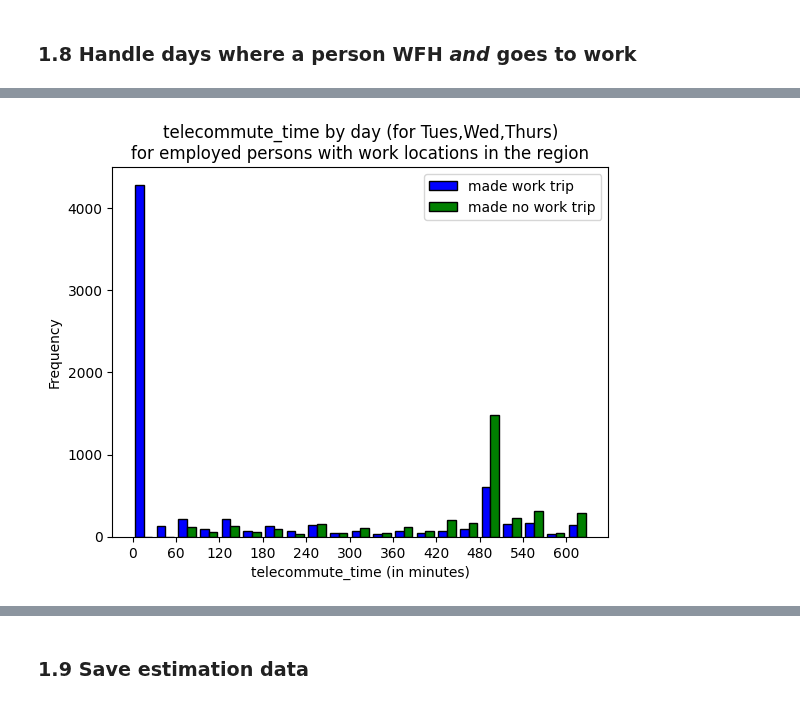
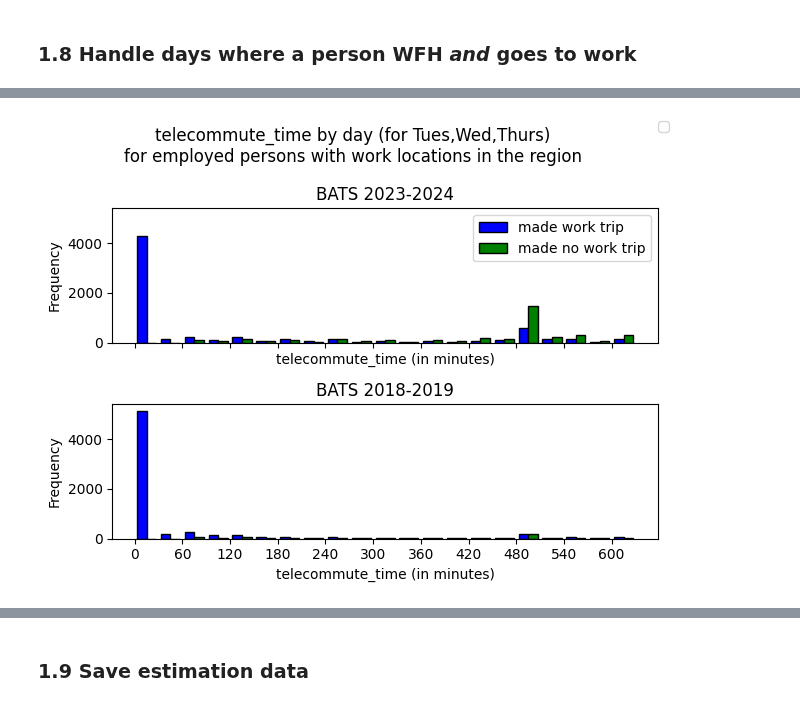
Before and after one commit to BayAreaMetro/travel-model-one, a Jupyter notebook: utilities/telecommute/estimate_WFH_from_BATS2023.ipynb, the cells around one changed output, grey strips where cells are left out. Cells and saved outputs as stored; diff of their text form; code cells hidden in the pictures.

```diff
--- a/utilities/telecommute/estimate_WFH_from_BATS2023.ipynb
+++ b/utilities/telecommute/estimate_WFH_from_BATS2023.ipynb
@@ -29,8 +31,11 @@ BOX_ROOT_DIR = pathlib.Path("C:/Users") / os.environ['USERNAME'] / "Box"
 if (os.environ['USERNAME'] == 'lzorn'):
     BOX_ROOT_DIR = pathlib.Path("E:/Box")
 
-BATS_DATA_DIR = BOX_ROOT_DIR / "Modeling and Surveys" / "Surveys" / "Travel Diary Survey" / "Biennial Travel Diary Survey" / \
+BATS_2023_DATA_DIR = BOX_ROOT_DIR / "Modeling and Surveys" / "Surveys" / "Travel Diary Survey" / "Biennial Travel Diary Survey" / \
     "MTC_RSG_Partner Repository" / "5.Deliverables" / "Task 10 - Final Weighted and Expanded Data Files" / "WeightedDataset_11272024"
+
+BATS_2019_DATA_DIR = pathlib.Path("M:\\Data\\HomeInterview\\Bay Area Travel Study 2018-2019\\Data\\" \
+    "Final Version with Imputations\\Final Updated Dataset as of 10-18-2021\\RSG_HTS_Oct2021_bayarea")
 # %% [markdown]
 ### 1.1 Read households data for household income, home location
 # %%
@@ -320,7 +383,7 @@ Filtering out NaN industry:
 bats_persons = pd.merge(
     left=bats_persons,
     right=bats_hhlds,
-    on=['hh_id'],
+    on=['hh_id','survey_year'],
     how='left',
     validate='many_to_one',
     indicator=True
@@ -338,9 +401,9 @@ bats_persons['work_loc_is_home_loc'] = False
 bats_persons.loc[(bats_persons.work_lon == bats_persons.home_lon) &
                  (bats_persons.work_lat == bats_persons.home_lat),
                  'work_loc_is_home_loc'] = True
-print(f"bats_persons['work_loc_is_home_loc'].value_counts()=\n{bats_persons['work_loc_is_home_loc'].value_counts()}")
+print(f"bats_persons[['survey_year','work_loc_is_home_loc']].value_counts()=\n{bats_persons[['survey_year','work_loc_is_home_loc']].value_counts()}")
 
-print("\nFiltering to: work_loc_is_home_loc==False")
-bats_persons = bats_persons.loc[bats_persons.work_loc_is_home_loc==False]
-print(f" => {len(bats_persons):,} rows")
+print("\nFiltering to: work_loc_is_home_loc==False =>")
+bats_persons = bats_persons.loc[bats_persons.work_loc_is_home_loc==False].reset_index(drop=True)
+print(f"{bats_persons['survey_year'].value_counts()}")
 # %% [output]
@@ -546,9 +690,10 @@ dtype: object
 bats_day = pd.merge(
     left=bats_day,
     right=bats_trip,
-    on=['hh_id','person_id','day_num'],
+    on=['survey_year','hh_id','person_id','day_num'],
     how='inner',
     validate='one_to_one'
 )
-print(f"After merging with trips data (which removes days which are not complete), bats_day has {len(bats_day):,} rows")
+print(f"After merging with trips data (which removes days which are not complete), bats_day:")
+print(f"{bats_day['survey_year'].value_counts()}")
 # %% [output]
@@ -561,27 +710,50 @@ bats_day.head()
 # TODO: I'm requiring telecommute_minutes >= 60 to count as working
 MIN_WORK_TIME = 60
 
-print("\nFiltering to (telecommute > 0) OR (made_work_trip==1)")
-bats_day = bats_day.loc[(bats_day.telecommute_time >= MIN_WORK_TIME)|(bats_day.made_work_trip==1)]
-print(f" => {len(bats_day):,} rows")
+print("\nFiltering to (telecommute > 0) OR (made_work_trip==1) =>")
+bats_day = bats_day.loc[(bats_day.telecommute_time >= MIN_WORK_TIME)|(bats_day.made_work_trip==1)].reset_index(drop=True)
+print(f"{bats_day['survey_year'].value_counts(dropna=False)}")
 
 # Plot telecommute_time distribution by made_work_trip
-plt.hist([bats_day.loc[bats_day.made_work_trip==1]['telecommute_time'],
-          bats_day.loc[bats_day.made_work_trip==0]['telecommute_time']],
-         bins=list(range(0,660,30)),
-         color=['blue','green'],
-         label=['made work trip','made no work trip'],
-         edgecolor='black')
-plt.title('telecommute_time by day (for Tues,Wed,Thurs)\nfor employed persons with work locations in the region')
-plt.xlabel('telecommute_time (in minutes)')
-plt.xticks(list(range(0,660,60)))
-plt.ylabel('Frequency')
-plt.legend()
+fig, axs = plt.subplots(2, 1, sharex=True, sharey=True)
+fig.suptitle('telecommute_time by day (for Tues,Wed,Thurs)\nfor employed persons with work locations in the region')
+fig.legend()
+# 2023
+axs[0].hist([
+        bats_day.loc[(bats_day.made_work_trip==1)&(bats_day.survey_year==2023)]['telecommute_time'],
+        bats_day.loc[(bats_day.made_work_trip==0)&(bats_day.survey_year==2023)]['telecommute_time']
+    ],
+    bins=list(range(0,660,30)),
+    color=['blue','green'],
+    label=['made work trip','made no work trip'],
+    edgecolor='black')
+axs[0].set_title('BATS 2023-2024')
+axs[0].set_xlabel('telecommute_time (in minutes)')
+axs[0].set_xticks(list(range(0,660,60)))
+axs[0].set_ylabel('Frequency')
+axs[0].legend(loc="upper right")
+
+# 2019
+axs[1].hist([
+        bats_day.loc[(bats_day.made_work_trip==1)&(bats_day.survey_year==2019)]['telecommute_time'],
+        bats_day.loc[(bats_day.made_work_trip==0)&(bats_day.survey_year==2019)]['telecommute_time']
+    ],
+    bins=list(range(0,660,30)),
+    color=['blue','green'],
+    label=['made work trip','made no work trip'],
+    edgecolor='black')
+axs[1].set_title('BATS 2018-2019')
+axs[1].set_xlabel('telecommute_time (in minutes)')
+axs[1].set_xticks(list(range(0,660,60)))
+axs[1].set_ylabel('Frequency')
+
+plt.tight_layout()
 plt.show()
+
 
 bats_day['wfh'] = 0
 bats_day.loc[bats_day.telecommute_time > 0, 'wfh'] = 1
-print(f"\nwfh vs goes to work:\n{bats_day[['wfh','made_work_trip']].value_counts(dropna=False)}")
+print(f"\nwfh vs goes to work:\n{bats_day[['survey_year','wfh','made_work_trip']].value_counts(dropna=False)}")
 
 
 #######################
@@ -595,7 +767,7 @@ print(f"\nwfh vs goes to work:\n{bats_day[['wfh','made_work_trip']].value_counts
 
 # if they made a work trip, change wfh to 0
 bats_day.loc[ (bats_day.made_work_trip==1) & (bats_day.wfh == 1), 'wfh' ] = 0
-print(f"\nAfter converting wfh=>0 if made_work_trip==1:\n{bats_day[['made_work_trip','wfh']].value_counts(dropna=False)}")
+print(f"\nAfter converting wfh=>0 if made_work_trip==1:\n{bats_day[['survey_year','made_work_trip','wfh']].value_counts(dropna=False)}")
 
 # option 2:
 # bats_day = bats_day.loc[bats_day.wfh + bats_day.made_work_trip == 1]
@@ -607,2 +782,2 @@ Filtering to (telecommute > 0) OR (made_work_trip==1)
-[figure, old version]
+[figure, new version]
 wfh vs goes to work:
```
Also changed, not shown: parts of 25 cells of this notebook.
